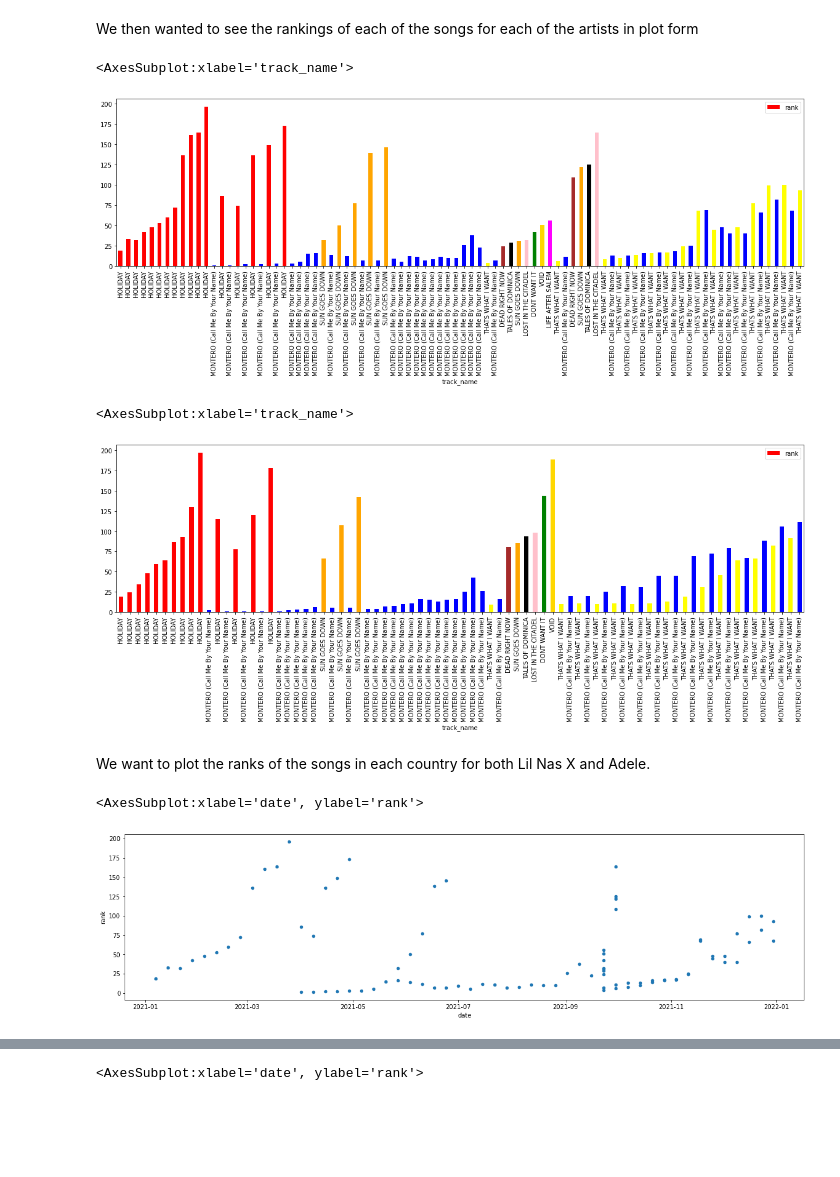
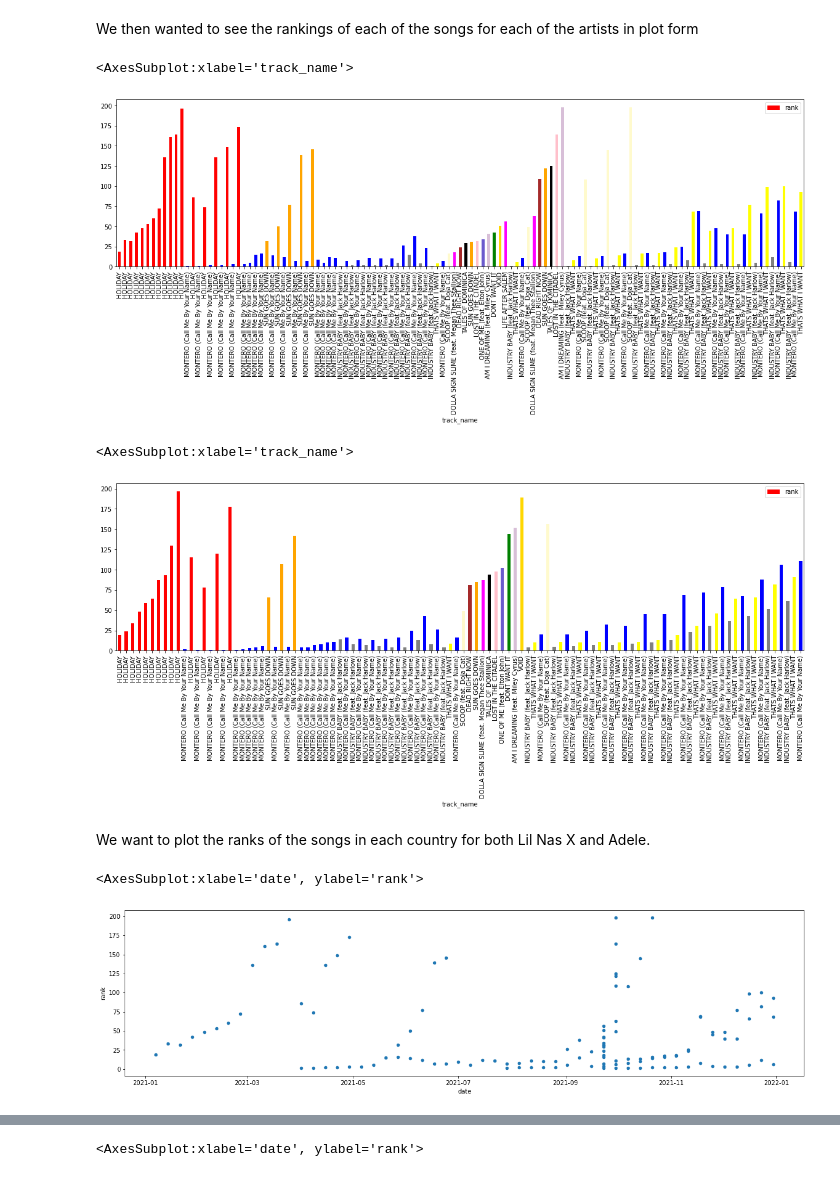
Before and after one commit to spurthirallapalli/DH140-FinalProject, a Jupyter notebook: FinalProject/FinalProject.ipynb, the cells around one changed output, grey strips where cells are left out. Cells and saved outputs as stored; diff of their text form; code cells hidden in the pictures; blank space fills up the shorter version.

```diff
--- a/FinalProject/FinalProject.ipynb
+++ b/FinalProject/FinalProject.ipynb
@@ -350,7 +350,7 @@ peakprevfiltUK.plot(kind='scatter', x='rank', y='previous_rank')
 After this preliminary research, we determined that we wanted to look at 2 artists for our research question: Adele, who is from the UK, and Lil Nas X, who is from the US. So we did a little bit more exploratory analysis into these two artists.
 # %%
 # Go through US charts and find all the rows with Lil Nas X
-lilnasxUS = weekly_us_charts.loc[weekly_us_charts['artist_names'] == "Lil Nas X"]
+lilnasxUS = weekly_us_charts.loc[weekly_us_charts['artist_names'].str.contains("Lil Nas X")]
 print(len(lilnasxUS))
 lilnasxUS.head()
 # %% [output]
@@ -363,7 +363,7 @@ lilnasxUS.head()
 | 47 | 48 | spotify:track:6zFMeegAMYQo0mt8rXtrli | Lil Nas X | HOLIDAY | Columbia | 14 | 42 | 12 | ... |
 # %%
 # Go through UK charts and find all the rows with Lil Nas X
-lilnasxUK = weekly_gb_charts.loc[weekly_gb_charts['artist_names'] == "Lil Nas X"]
+lilnasxUK = weekly_gb_charts.loc[weekly_gb_charts['artist_names'].str.contains("Lil Nas X")]
 print(len(lilnasxUK))
 lilnasxUK.head()
 # %% [output]
@@ -376,7 +376,7 @@ lilnasxUK.head()
 | 58 | 59 | spotify:track:6zFMeegAMYQo0mt8rXtrli | Lil Nas X | HOLIDAY | Columbia | 19 | 48 | 12 | ... |
 # %%
 # Go through US charts and find all the rows with Adele
-adeleUS = weekly_us_charts.loc[weekly_us_charts['artist_names'] == "Adele"]
+adeleUS = weekly_us_charts.loc[weekly_us_charts['artist_names'].str.contains("Adele")]
 print(len(adeleUS))
 adeleUS.head()
 # %% [output]
@@ -389,7 +389,7 @@ adeleUS.head()
 | 53 | 54 | spotify:track:6IAZHEBUIGJ6NJKxxOBIEr | Adele | Rolling in the Deep | XL Recordings | 54 | -1 | 1 | ... |
 # %%
 # Go through UK charts and find all the rows with Adele
-adeleUK = weekly_gb_charts.loc[weekly_gb_charts['artist_names'] == "Adele"]
+adeleUK = weekly_gb_charts.loc[weekly_gb_charts['artist_names'].str.contains("Adele")]
 print(len(adeleUK))
 adeleUK.head()
 # %% [output]
@@ -484,34 +492,44 @@ songs = lilnasxUS['track_name'].values
 barcolors = []
 for song in songs:
     #print(song[0] == "HOLIDAY")
     #song = y.astype("string")
     if song == "HOLIDAY":
         barcolors.append('red')
     elif song == "MONTERO (Call Me By Your Name)":
         barcolors.append('blue')
     elif song == "SUN GOES DOWN":
         barcolors.append('orange')
     elif song == "THATS WHAT I WANT":
         barcolors.append('yellow')
     elif song == "DEAD RIGHT NOW":
         barcolors.append('brown')
     elif song == "TALES OF DOMINICA":
         barcolors.append('black')
     elif song == "DEAD RIGHT NOW":
         barcolors.append('purple')
     elif song == "LOST IN THE CITADEL":
         barcolors.append('pink')
     elif song == "DONT WANT IT":
         barcolors.append('green')
     elif song == "VOID":
         barcolors.append('gold')
     elif song == "LIFE AFTER SALEM":
         barcolors.append('magenta')
+    elif song == "INDUSTRY BABY (feat. Jack Harlow)":
+        barcolors.append('grey')
+    elif song == "SCOOP (feat. Doja Cat)":
+        barcolors.append('lemonchiffon')
+    elif song == "DOLLA SIGN SLIME (feat. Megan Thee Stallion)":
+        barcolors.append('magenta')
+    elif song == "ONE OF ME (feat. Elton John)":
+        barcolors.append('slateblue')
+    elif song == "AM I DREAMING (feat. Miley Cyrus)":
+        barcolors.append('thistle')
 
 lilnasxUS.plot(kind='bar', x='track_name', y='rank', figsize=(20,5), color=barcolors)
 # %% [output]
 <AxesSubplot:xlabel='track_name'>
-[figure, old version]
+[figure, new version]
 # %%
 songs = lilnasxUK['track_name'].values
 
@@ -539,20 +557,28 @@ for song in songs:
         barcolors.append('green')
     elif song == "VOID":
         barcolors.append('gold')
-    #elif song == "LIFE AFTER SALEM":
-        #barcolors.append('magenta')
+    elif song == "INDUSTRY BABY (feat. Jack Harlow)":
+        barcolors.append('grey')
+    elif song == "SCOOP (feat. Doja Cat)":
+        barcolors.append('lemonchiffon')
+    elif song == "DOLLA SIGN SLIME (feat. Megan Thee Stallion)":
+        barcolors.append('magenta')
+    elif song == "ONE OF ME (feat. Elton John)":
+        barcolors.append('slateblue')
+    elif song == "AM I DREAMING (feat. Miley Cyrus)":
+        barcolors.append('thistle')
 
 lilnasxUK.plot(kind='bar', x='track_name', y='rank', figsize=(20,5), color=barcolors)
 # %% [output]
 <AxesSubplot:xlabel='track_name'>
-[figure, old version]
+[figure, new version]
 # %% [markdown]
 We want to plot the ranks of the songs in each country for both Lil Nas X and Adele.
 # %%
 lilnasxUS.plot(kind='scatter', x='date', y='rank', figsize=(20,5))
 # %% [output]
 <AxesSubplot:xlabel='date', ylabel='rank'>
-[figure, old version]
+[figure, new version]
 # %%
 lilnasxUK.plot(kind='scatter', x='date', y='rank', figsize=(20,5))
 # %% [output]
```
Also changed, not shown: parts of 39 cells of this notebook.
